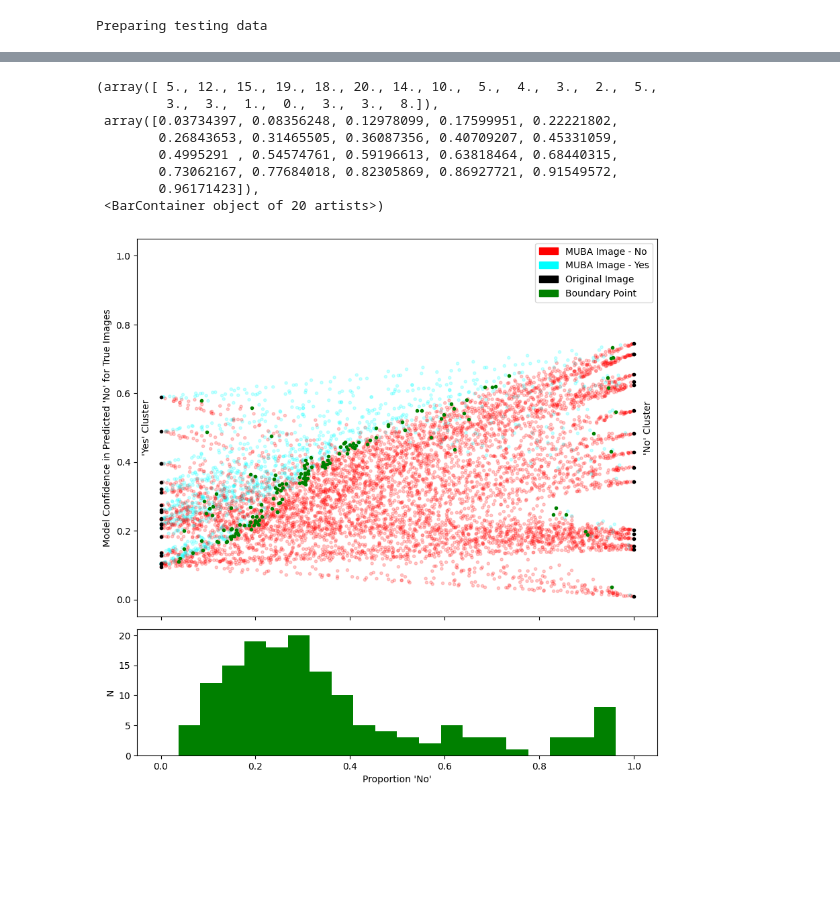
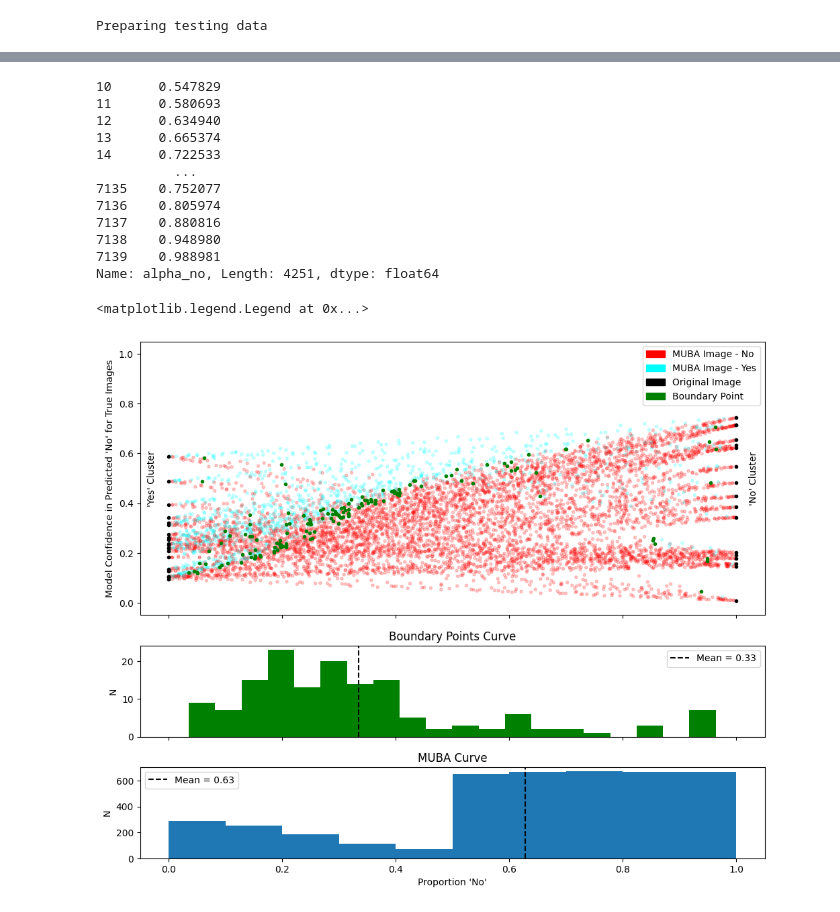
Before and after one commit to willpoulett/brain_classifier, a Jupyter notebook: eval_2.ipynb, the cells around one changed output, grey strips where cells are left out. Drawn from its saved outputs; the diff is of its cells as text; code cells hidden in the pictures; blank space fills up the shorter version.

```diff
--- a/eval_2.ipynb
+++ b/eval_2.ipynb
@@ -214,39 +203,61 @@ for i in range(int(len(analysis_df)/20)):
         }
 
         boundary_df = boundary_df.append(new_row, ignore_index = True)
+# %%
+incorrect_alphas = (analysis_df[analysis_df["pred"] == analysis_df["alpha_no"].round()])["alpha_no"]
+# If alpha_no == 0.6, the prediction should be "no", which has a pred value of 0. You can round alpha_no to 1, which is the incorrect value.
+# Must be incorrect if the rounded value = the pred value
+incorrect_alphas
+# %% [output]
+10      0.547829
+11      0.580693
+12      0.634940
+13      0.665374
+14      0.722533
+          ...
+7135    0.752077
+7136    0.805974
+7137    0.880816
+7138    0.948980
+7139    0.988981
+Name: alpha_no, Length: 4251, dtype: float64
 # %%
-fig, ax = plt.subplots(2,1,gridspec_kw={'height_ratios': [3, 1]}, figsize = (10,10),sharex = True)
-fig.subplots_adjust(hspace=0.05)
+fig, ax = plt.subplots(3,1,gridspec_kw={'height_ratios': [3, 1,1]}, figsize = (12,10),sharex = True)
+fig.subplots_adjust(hspace=0.2)
 
 ax[0].scatter(muba_df["alpha_no"],muba_df["y_value"], marker = ".", alpha = 0.2, color = ["red" if x == 1 else "aqua" for x in pred_array], label = "Mixup Images")
 ax[0].scatter(initial_df["class"],initial_df["confidence_no"], marker = ".", color = "black", label = "True Images")
 ax[0].scatter(boundary_df["alpha"],boundary_df["y"], marker = ".", color = "green")
 ax[0].set_ylim([-0.05,1.05])
 
 # Create a legend with a color box
 no_patch = mpatches.Patch(color='red', label='MUBA Image - No')
 yes_patch = mpatches.Patch(color='aqua', label='MUBA Image - Yes')
 original_patch = mpatches.Patch(color='black', label='Original Image')
 middle_patch = mpatches.Patch(color='green', label='Boundary Point')
 
 ax[0].legend(handles=[no_patch, yes_patch, original_patch, middle_patch])
 
-ax[1].set_xlabel("Proportion 'No'")
-ax[1].set_ylabel("N")
+
 ax[0].set_ylabel("Model Confidence in Predicted 'No' for True Images")
-
 ax[0].text(-0.03,0.5,"'Yes' Cluster", rotation = "vertical", va = "center", ha = "center")
 ax[0].text(1.03,0.5,"'No' Cluster", rotation = "vertical", va = "center", ha = "center")
 
 # ax.axis("off")
 ax[1].hist(boundary_df["alpha"],bins=20,color="green")
+mean = np.mean(boundary_df["alpha"])
+ax[1].axvline(mean, color = "black", linestyle = "--", label = f"Mean = {round(mean,2)}")
+ax[1].set_ylabel("N")
+ax[1].set_title("Boundary Points Curve")
+ax[1].legend()
+
+ax[2].hist(incorrect_alphas)
+mean = np.mean(incorrect_alphas)
+ax[2].axvline(mean, color = "black", linestyle = "--", label = f"Mean = {round(mean,2)}")
+ax[2].set_xlabel("Proportion 'No'")
+ax[2].set_ylabel("N")
+ax[2].set_title("MUBA Curve")
+ax[2].legend()
 # %% [output]
-(array([ 5., 12., 15., 19., 18., 20., 14., 10.,  5.,  4.,  3.,  2.,  5.,
-         3.,  3.,  1.,  0.,  3.,  3.,  8.]),
- array([0.03734397, 0.08356248, 0.12978099, 0.17599951, 0.22221802,
-        0.26843653, 0.31465505, 0.36087356, 0.40709207, 0.45331059,
-        0.4995291 , 0.54574761, 0.59196613, 0.63818464, 0.68440315,
-        0.73062167, 0.77684018, 0.82305869, 0.86927721, 0.91549572,
-        0.96171423]),
- <BarContainer object of 20 artists>)
+<matplotlib.legend.Legend at 0x...>
-[figure, old version]
+[figure, new version]
```
Also changed, not shown: parts of 5 cells of this notebook.
